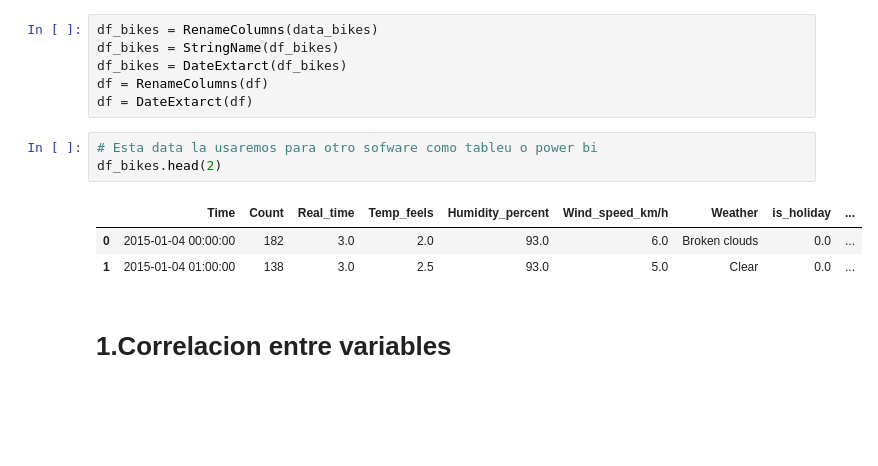
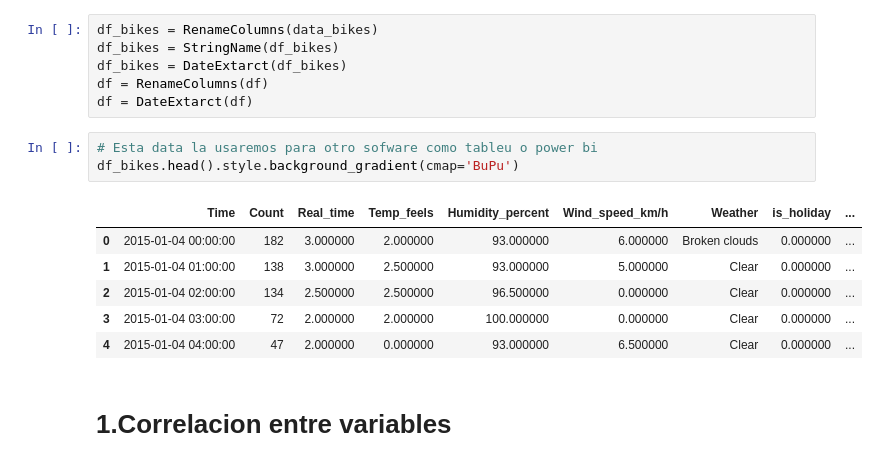
Before and after one commit to JairAmaro/Portafolio, a Jupyter notebook: London bike shariong/London.ipynb, the cells around one changed output. Saved outputs shown, nothing was run; the diff lists cells and outputs as text; blank space fills up the shorter version.

```diff
--- a/London bike shariong/London.ipynb
+++ b/London bike shariong/London.ipynb
@@ -114,11 +101,14 @@ df = RenameColumns(df)
 df = DateExtarct(df)
 # %%
 # Esta data la usaremos para otro sofware como tableu o power bi
-df_bikes.head(2)
+df_bikes.head().style.background_gradient(cmap='BuPu')
 # %% [output]
 |  | Time | Count | Real_time | Temp_feels | Humidity_percent | Wind_speed_km/h | Weather | is_holiday | ... |
-| 0 | 2015-01-04 00:00:00 | 182 | 3.0 | 2.0 | 93.0 | 6.0 | Broken clouds | 0.0 | ... |
-| 1 | 2015-01-04 01:00:00 | 138 | 3.0 | 2.5 | 93.0 | 5.0 | Clear | 0.0 | ... |
+| 0 | 2015-01-04 00:00:00 | 182 | 3.000000 | 2.000000 | 93.000000 | 6.000000 | Broken clouds | 0.000000 | ... |
+| 1 | 2015-01-04 01:00:00 | 138 | 3.000000 | 2.500000 | 93.000000 | 5.000000 | Clear | 0.000000 | ... |
+| 2 | 2015-01-04 02:00:00 | 134 | 2.500000 | 2.500000 | 96.500000 | 0.000000 | Clear | 0.000000 | ... |
+| 3 | 2015-01-04 03:00:00 | 72 | 2.000000 | 2.000000 | 100.000000 | 0.000000 | Clear | 0.000000 | ... |
+| 4 | 2015-01-04 04:00:00 | 47 | 2.000000 | 0.000000 | 93.000000 | 6.500000 | Clear | 0.000000 | ... |
 # %% [markdown]
 # 1.Correlacion entre variables
 # %%
```
Also changed, not shown: parts of 12 cells of this notebook.
